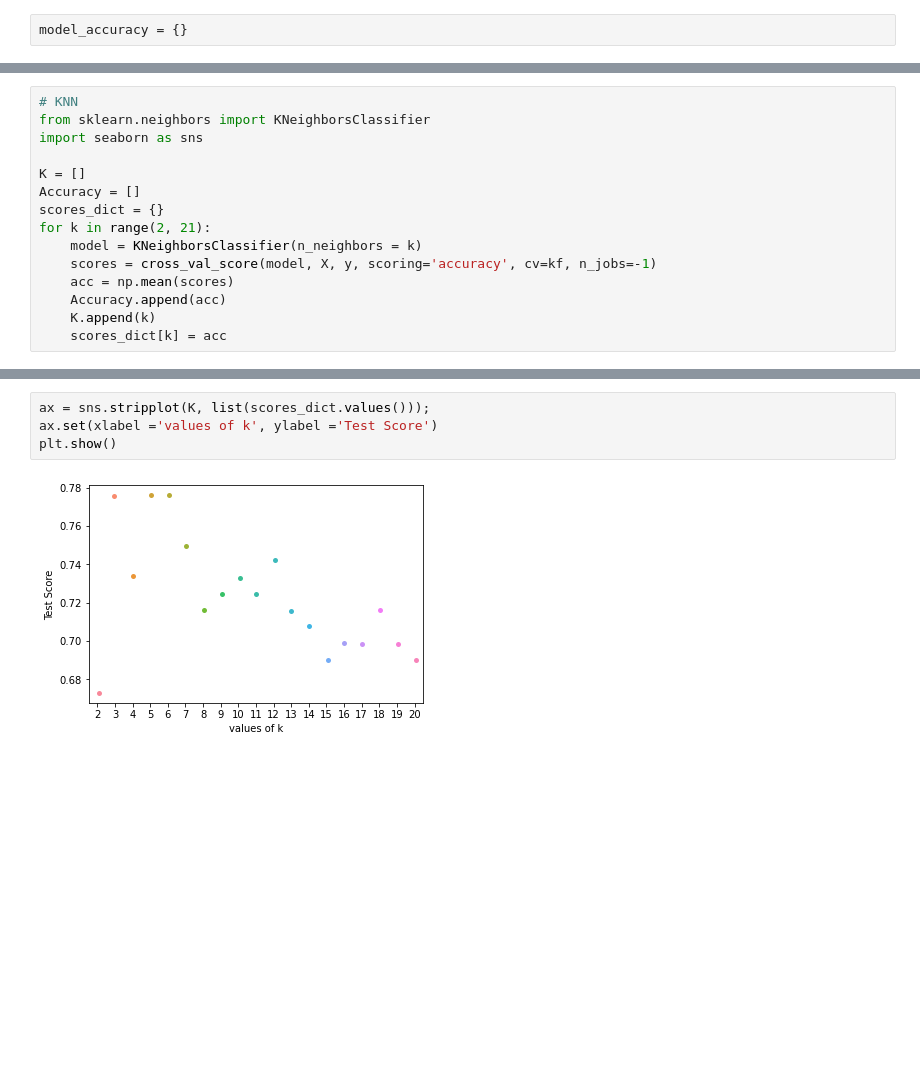
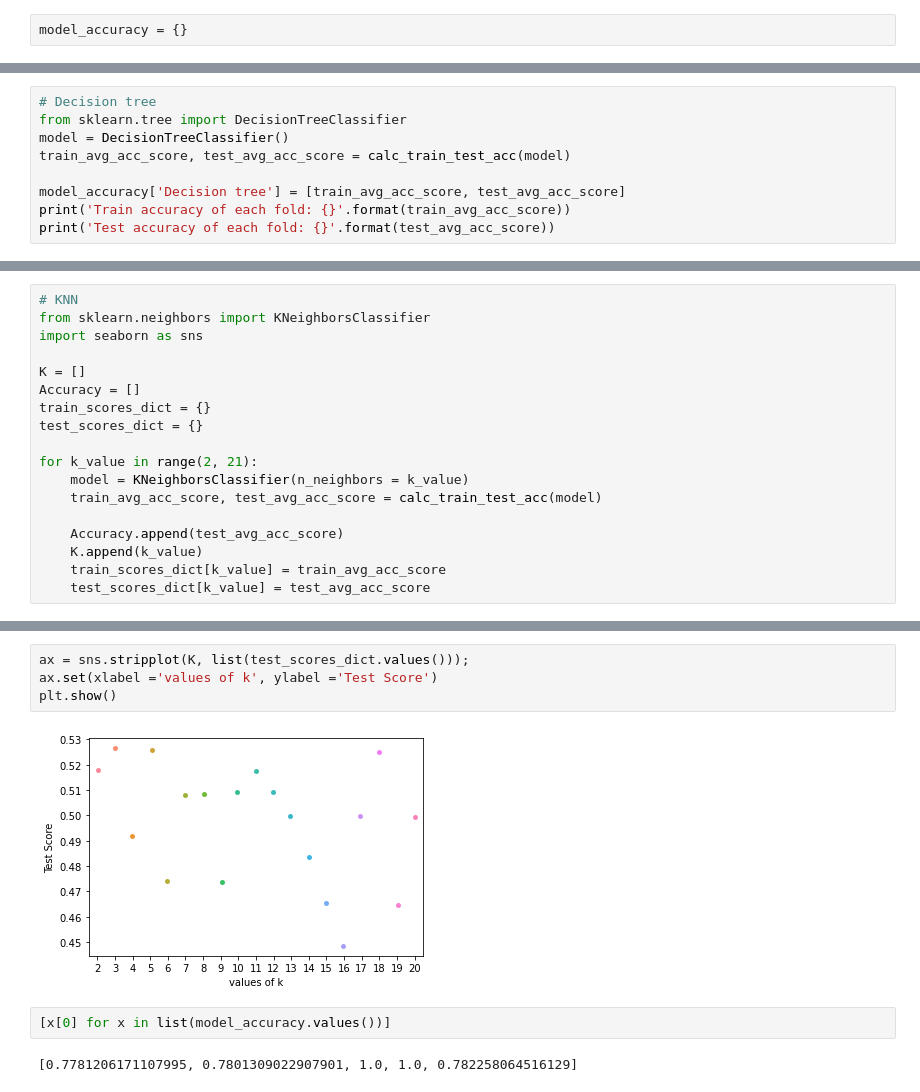
Before and after one commit to zahrasalarian/Artificial-Intelligence-in-Medicine-Projects, a Jupyter notebook: p1/main.ipynb, the cells around one changed output, grey strips where cells are left out. Cells and saved outputs as stored; diff of their text form; blank space fills up the shorter version.

Commit message:
Separated train and test accuracies for each model

```diff
--- a/p1/main.ipynb
+++ b/p1/main.ipynb
@@ -142,0 +154,9 @@ Accuracy: 0.690 (0.083)
+# %%
+# Decision tree
+from sklearn.tree import DecisionTreeClassifier
+model = DecisionTreeClassifier()
+train_avg_acc_score, test_avg_acc_score = calc_train_test_acc(model)
+
+model_accuracy['Decision tree'] = [train_avg_acc_score, test_avg_acc_score]
+print('Train accuracy of each fold: {}'.format(train_avg_acc_score))
+print('Test accuracy of each fold: {}'.format(test_avg_acc_score))
@@ -147,14 +170,17 @@ import seaborn as sns
 
 K = []
 Accuracy = []
-scores_dict = {}
-for k in range(2, 21):
-    model = KNeighborsClassifier(n_neighbors = k)
-    scores = cross_val_score(model, X, y, scoring='accuracy', cv=kf, n_jobs=-1)
-    acc = np.mean(scores)
-    Accuracy.append(acc)
-    K.append(k)
-    scores_dict[k] = acc
+train_scores_dict = {}
+test_scores_dict = {}
+
+for k_value in range(2, 21):
+    model = KNeighborsClassifier(n_neighbors = k_value)
+    train_avg_acc_score, test_avg_acc_score = calc_train_test_acc(model)
+
+    Accuracy.append(test_avg_acc_score)
+    K.append(k_value)
+    train_scores_dict[k_value] = train_avg_acc_score
+    test_scores_dict[k_value] = test_avg_acc_score
 # %%
 import operator
 print('K , test score')
@@ -185,6 +221,10 @@ Best value for k: 5
 # %%
-ax = sns.stripplot(K, list(scores_dict.values()));
+ax = sns.stripplot(K, list(test_scores_dict.values()));
 ax.set(xlabel ='values of k', ylabel ='Test Score')
 plt.show()
 # %% [output]
-[figure, old version]
+[figure, new version]
+# %%
+[x[0] for x in list(model_accuracy.values())]
+# %% [output]
+[0.7781206171107995, 0.7801309022907901, 1.0, 1.0, 0.782258064516129]
```
Also changed, not shown: parts of 21 cells of this notebook.
